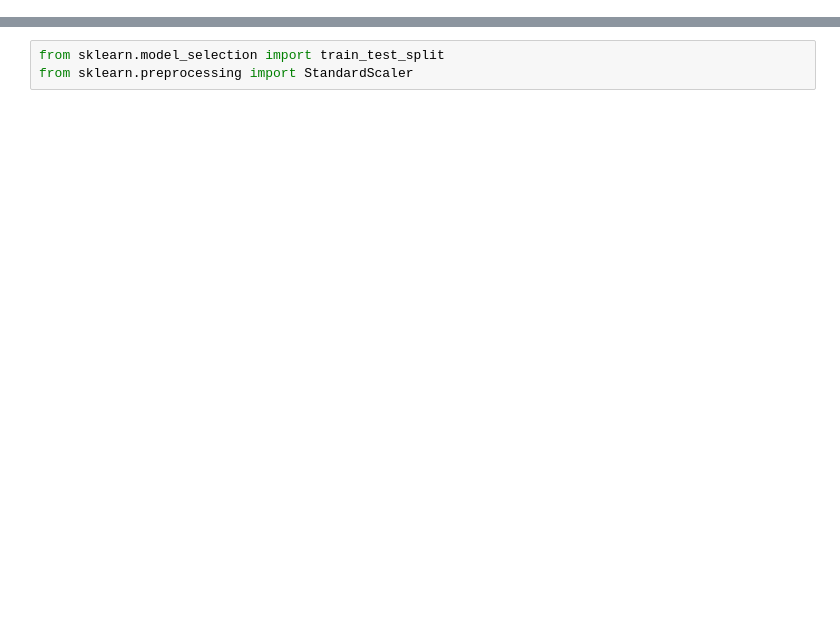
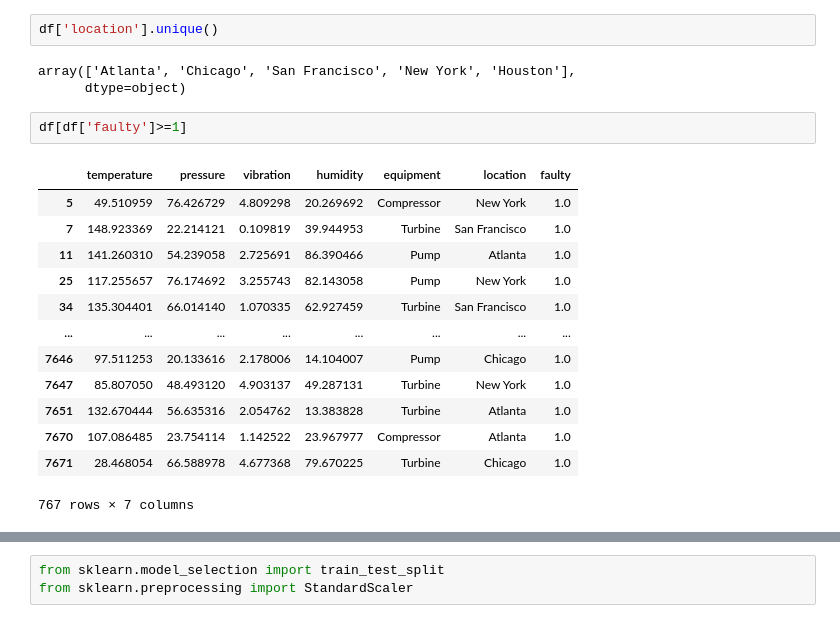
Before and after one commit to saqee/semantic_knowledge_graph, a Jupyter notebook: thesis_with_visulize.ipynb, the cells around one changed output, grey strips where cells are left out. Saved outputs shown, nothing was run; the diff lists cells and outputs as text; blank space fills up the shorter version.

```diff
--- a/thesis_with_visulize.ipynb
+++ b/thesis_with_visulize.ipynb
@@ -11,3 +139,24 @@ df.describe()
+# %%
+df['location'].unique()
+# %% [output]
+array(['Atlanta', 'Chicago', 'San Francisco', 'New York', 'Houston'],
+      dtype=object)
+# %%
+df[df['faulty']>=1]
+# %% [output]
+|  | temperature | pressure | vibration | humidity | equipment | location | faulty |
+| 5 | 49.510959 | 76.426729 | 4.809298 | 20.269692 | Compressor | New York | 1.0 |
+| 7 | 148.923369 | 22.214121 | 0.109819 | 39.944953 | Turbine | San Francisco | 1.0 |
+| 11 | 141.260310 | 54.239058 | 2.725691 | 86.390466 | Pump | Atlanta | 1.0 |
+| 25 | 117.255657 | 76.174692 | 3.255743 | 82.143058 | Pump | New York | 1.0 |
+| 34 | 135.304401 | 66.014140 | 1.070335 | 62.927459 | Turbine | San Francisco | 1.0 |
+| ... | ... | ... | ... | ... | ... | ... | ... |
+| 7646 | 97.511253 | 20.133616 | 2.178006 | 14.104007 | Pump | Chicago | 1.0 |
+| 7647 | 85.807050 | 48.493120 | 4.903137 | 49.287131 | Turbine | New York | 1.0 |
+| 7651 | 132.670444 | 56.635316 | 2.054762 | 13.383828 | Turbine | Atlanta | 1.0 |
+| 7670 | 107.086485 | 23.754114 | 1.142522 | 23.967977 | Compressor | Atlanta | 1.0 |
+| 7671 | 28.468054 | 66.588978 | 4.677368 | 79.670225 | Turbine | Chicago | 1.0 |
+767 rows × 7 columns
 # %%
 import seaborn as sns
 import matplotlib.pyplot as plt
```
Also changed, not shown: parts of 20 cells of this notebook.
